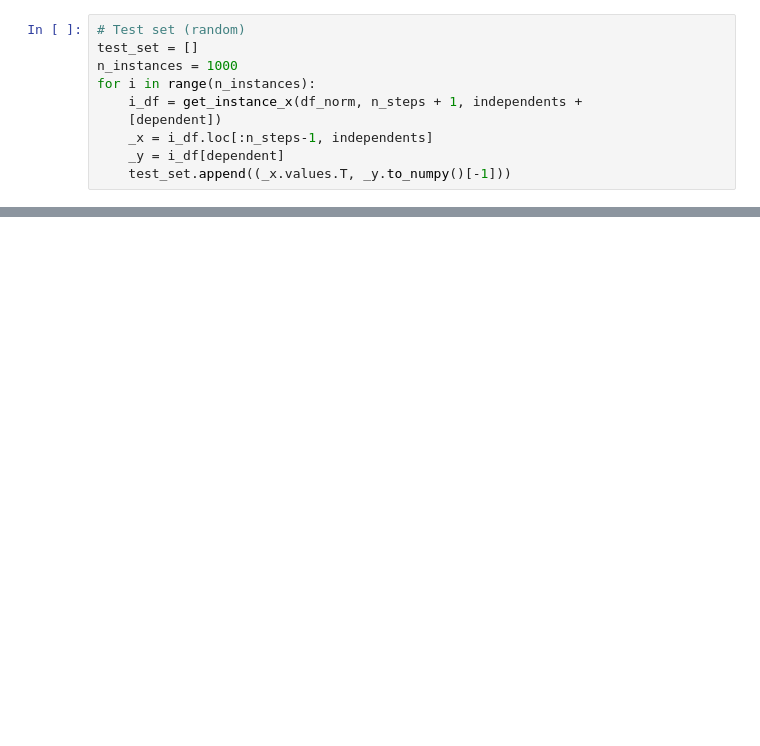
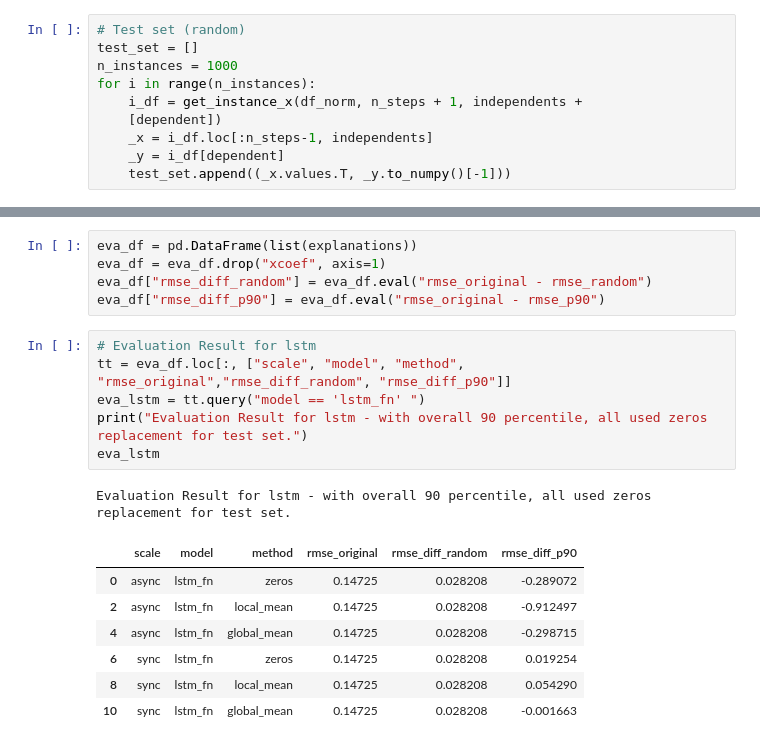
Before and after one commit to dungthuapps/tsx, a Jupyter notebook: notebooks/tsx-eval-qm.ipynb, the cells around one changed output, grey strips where cells are left out. Saved outputs shown, nothing was run; the diff lists cells and outputs as text; blank space fills up the shorter version.

```diff
--- a/notebooks/tsx-eval-qm.ipynb
+++ b/notebooks/tsx-eval-qm.ipynb
@@ -331,0 +249,20 @@ eva_df.loc[:, ["scale", "model", "method", "mse_original", "mse_random", "mse"]]
+# %%
+eva_df = pd.DataFrame(list(explanations))
+eva_df = eva_df.drop("xcoef", axis=1)
+eva_df["rmse_diff_random"] = eva_df.eval("rmse_original - rmse_random")
+eva_df["rmse_diff_p90"] = eva_df.eval("rmse_original - rmse_p90")
+# %%
+# Evaluation Result for lstm
+tt = eva_df.loc[:, ["scale", "model", "method", "rmse_original","rmse_diff_random", "rmse_diff_p90"]]
+eva_lstm = tt.query("model == 'lstm_fn' ")
+print("Evaluation Result for lstm - with overall 90 percentile, all used zeros replacement for test set.")
+eva_lstm
+# %% [output]
+Evaluation Result for lstm - with overall 90 percentile, all used zeros replacement for test set.
+|  | scale | model | method | rmse_original | rmse_diff_random | rmse_diff_p90 |
+| 0 | async | lstm_fn | zeros | 0.14725 | 0.028208 | -0.289072 |
+| 2 | async | lstm_fn | local_mean | 0.14725 | 0.028208 | -0.912497 |
+| 4 | async | lstm_fn | global_mean | 0.14725 | 0.028208 | -0.298715 |
+| 6 | sync | lstm_fn | zeros | 0.14725 | 0.028208 | 0.019254 |
+| 8 | sync | lstm_fn | local_mean | 0.14725 | 0.028208 | 0.054290 |
+| 10 | sync | lstm_fn | global_mean | 0.14725 | 0.028208 | -0.001663 |
```
Also changed, not shown: parts of 42 cells of this notebook, 1 other file.
